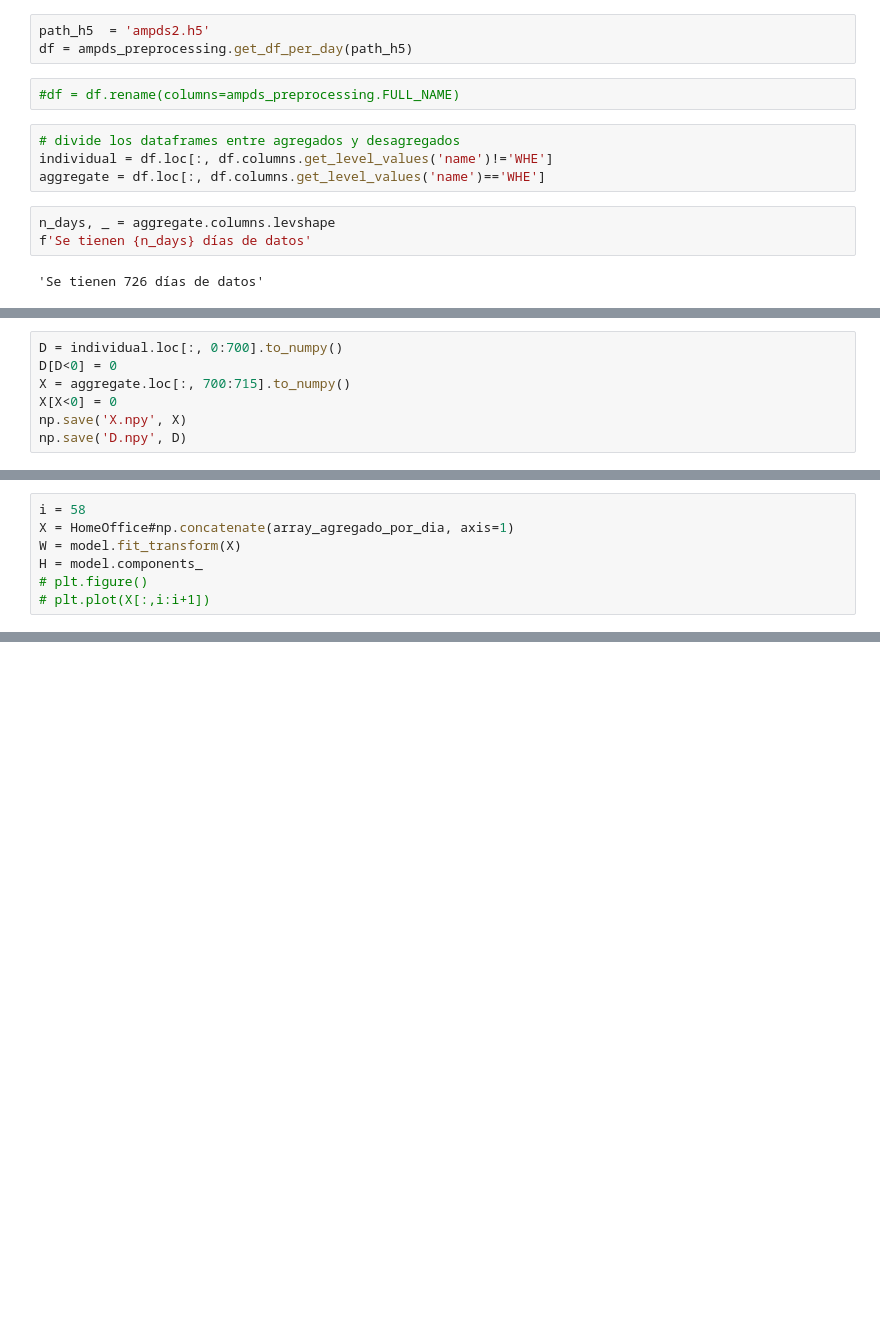
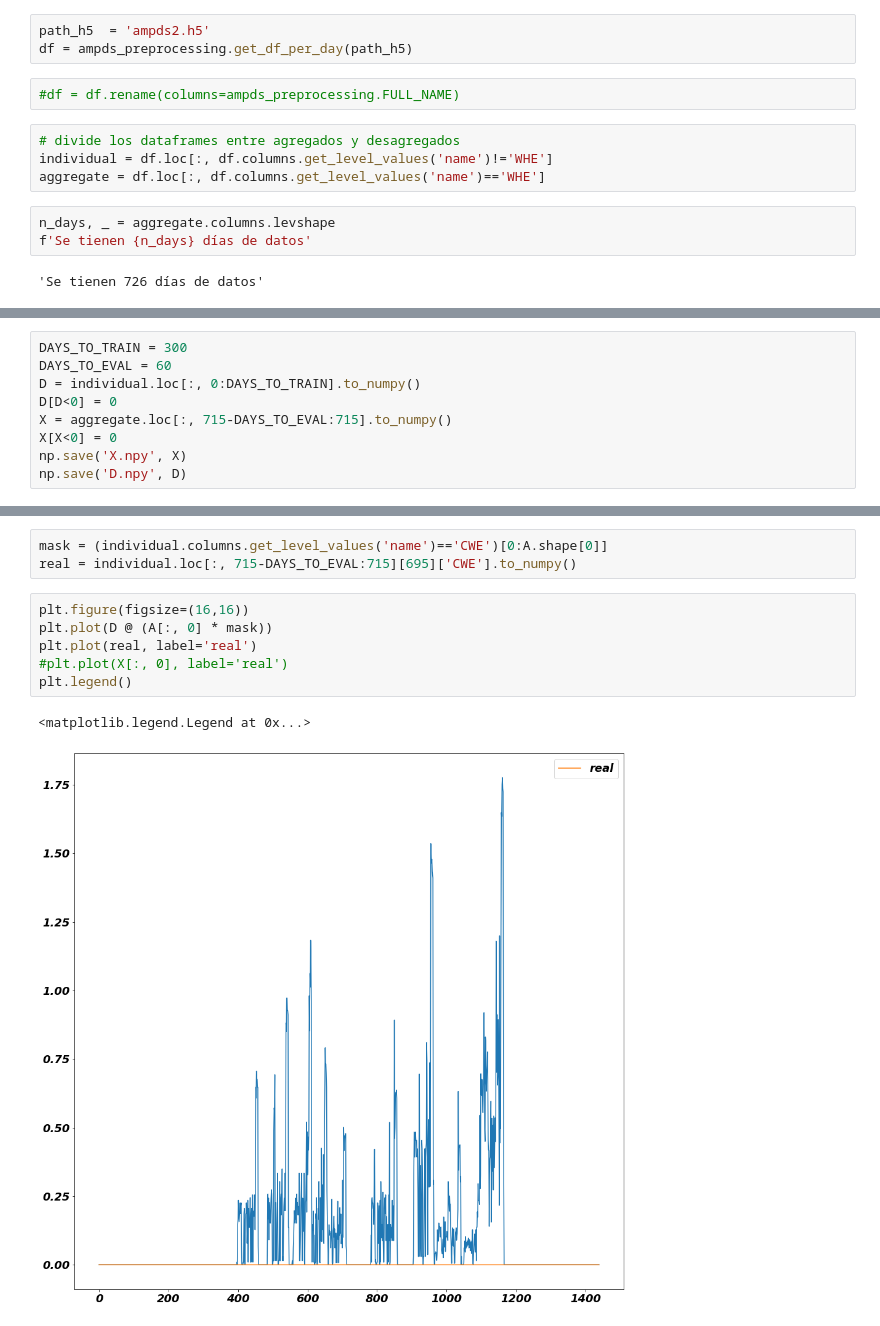
Before and after one commit to camilomarino/Obligatorios_TAO_2020, a Jupyter notebook: ProyectoFinal/AMPD_with_pandas.ipynb, the cells around one changed output, grey strips where cells are left out. Saved outputs shown, nothing was run; the diff lists cells and outputs as text; blank space fills up the shorter version.

```diff
--- a/ProyectoFinal/AMPD_with_pandas.ipynb
+++ b/ProyectoFinal/AMPD_with_pandas.ipynb
@@ -38,7 +46,9 @@ df[0].rename(columns=ampds_preprocessing.FULL_NAME).plot(figsize=(16,10))
 # %%
-D = individual.loc[:, 0:700].to_numpy()
+DAYS_TO_TRAIN = 300
+DAYS_TO_EVAL = 60
+D = individual.loc[:, 0:DAYS_TO_TRAIN].to_numpy()
 D[D<0] = 0
-X = aggregate.loc[:, 700:715].to_numpy()
+X = aggregate.loc[:, 715-DAYS_TO_EVAL:715].to_numpy()
 X[X<0] = 0
 np.save('X.npy', X)
 np.save('D.npy', D)
@@ -203,7 +58,0 @@ model = NMF(20, max_iter=100000)
-# %%
-i = 58
-X = HomeOffice#np.concatenate(array_agregado_por_dia, axis=1)
-W = model.fit_transform(X)
-H = model.components_
-# plt.figure()
-# plt.plot(X[:,i:i+1])
@@ -237,0 +188,12 @@ plt.plot(X[:,2])
+# %%
+mask = (individual.columns.get_level_values('name')=='CWE')[0:A.shape[0]]
+real = individual.loc[:, 715-DAYS_TO_EVAL:715][695]['CWE'].to_numpy()
+# %%
+plt.figure(figsize=(16,16))
+plt.plot(D @ (A[:, 0] * mask))
+plt.plot(real, label='real')
+#plt.plot(X[:, 0], label='real')
+plt.legend()
+# %% [output]
+<matplotlib.legend.Legend at 0x...>
+[figure, added]
```
Also changed, not shown: parts of 43 cells of this notebook.
